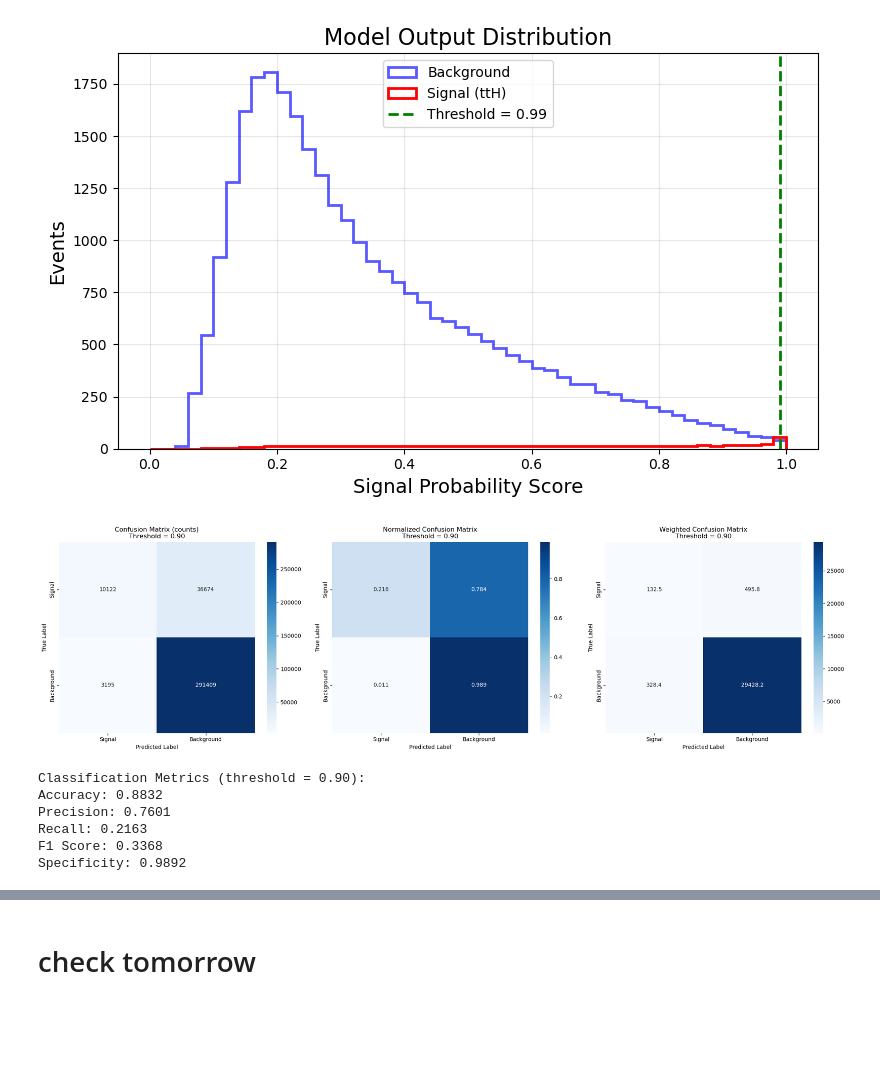
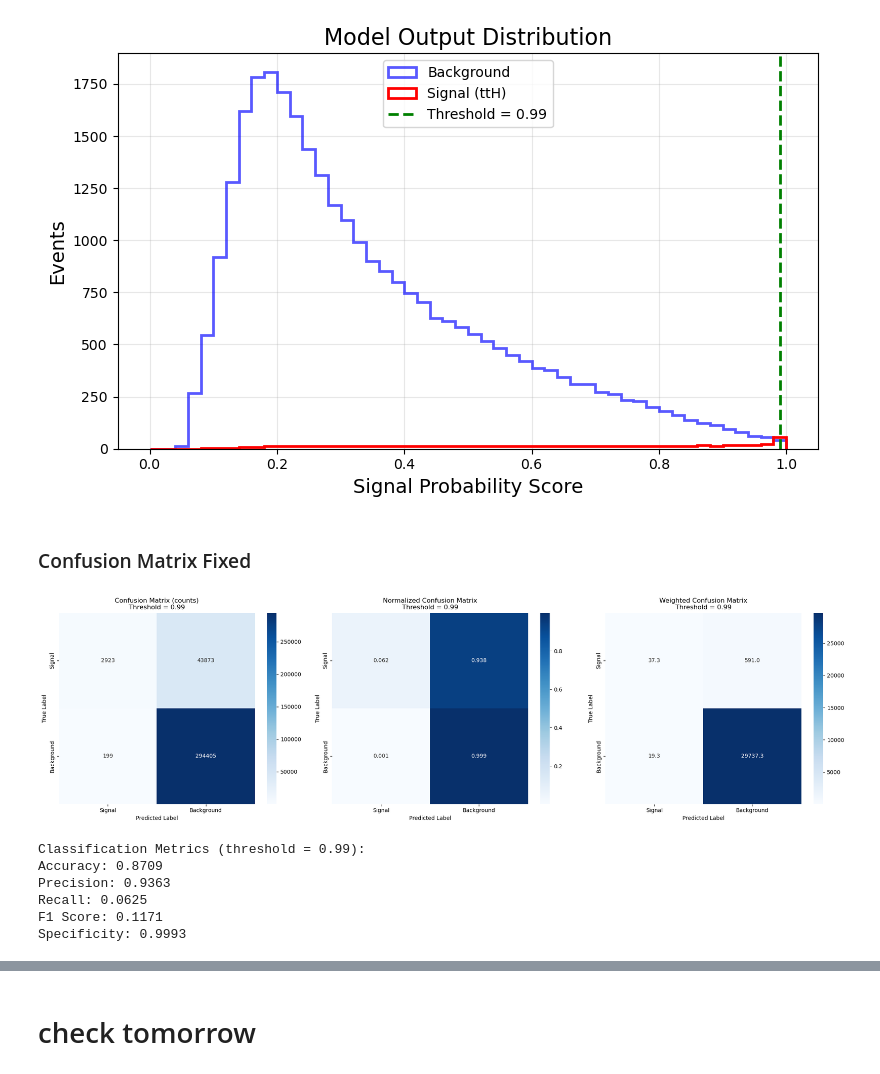
Before and after one commit to rabmc24/msci_project, a Jupyter notebook: transformer_renewed/bristol-tth-transformer-msc_project/notebooks/training_binary_updated.ipynb, the cells around one changed output, grey strips where cells are left out. Saved outputs shown, nothing was run; the diff lists cells and outputs as text; code cells hidden in the pictures; blank space fills up the shorter version.

```diff
--- a/transformer_renewed/bristol-tth-transformer-msc_project/notebooks/training_binary_updated.ipynb
+++ b/transformer_renewed/bristol-tth-transformer-msc_project/notebooks/training_binary_updated.ipynb
@@ -899,6 +1009,8 @@ plt.show()
 # %% [output]
 [figure]
 [figure]
+# %% [markdown]
+### Confusion Matrix Fixed
 # %%
 import numpy as np
 import torch
@@ -907,7 +1019,7 @@ from sklearn.metrics import confusion_matrix, accuracy_score, precision_score, r
 import matplotlib.pyplot as plt
 
 # Use the best threshold
-best_threshold = 0.90
+best_threshold = 0.99
 
 # Get predictions and true labels
 with torch.no_grad():
@@ -978,37 +1090,37 @@ axes[0].set_title(f'Confusion Matrix (counts)\nThreshold = {best_threshold:.2f}'
 axes[0].set_xlabel('Predicted Label')
 axes[0].set_ylabel('True Label')
 
 # 2. Normalized confusion matrix - showing decimal values
 sns.heatmap(normalized_cm, annot=True, fmt='.3f', cmap='Blues',
             xticklabels=['Signal', 'Background'],
             yticklabels=['Signal', 'Background'], ax=axes[1])
 axes[1].set_title(f'Normalized Confusion Matrix\nThreshold = {best_threshold:.2f}')
 axes[1].set_xlabel('Predicted Label')
 axes[1].set_ylabel('True Label')
 
 # 3. Weighted confusion matrix - showing weighted values
 sns.heatmap(reordered_weighted_cm, annot=True, fmt='.1f', cmap='Blues',
             xticklabels=['Signal', 'Background'],
             yticklabels=['Signal', 'Background'], ax=axes[2])
 axes[2].set_title(f'Weighted Confusion Matrix\nThreshold = {best_threshold:.2f}')
 axes[2].set_xlabel('Predicted Label')
 axes[2].set_ylabel('True Label')
 
 plt.tight_layout()
 plt.show()
 
 # Print metrics
 print(f"Classification Metrics (threshold = {best_threshold:.2f}):")
 print(f"Accuracy: {accuracy:.4f}")
 print(f"Precision: {precision:.4f}")
 print(f"Recall: {recall:.4f}")
 print(f"F1 Score: {f1:.4f}")
 print(f"Specificity: {cm[0,0]/(cm[0,0]+cm[0,1]):.4f}")
 # %% [output]
-[figure, old version]
+[figure, new version]
-Classification Metrics (threshold = 0.90):
-Accuracy: 0.8832
-Precision: 0.7601
-Recall: 0.2163
-F1 Score: 0.3368
-Specificity: 0.9892
+Classification Metrics (threshold = 0.99):
+Accuracy: 0.8709
+Precision: 0.9363
+Recall: 0.0625
+F1 Score: 0.1171
+Specificity: 0.9993
```
Also changed, not shown: parts of 10 cells of this notebook, 4 other files.
